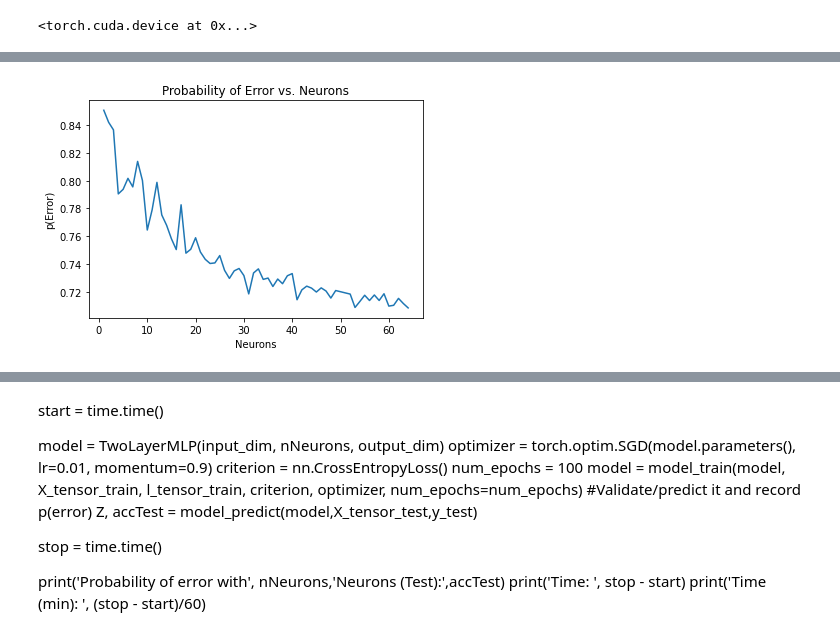
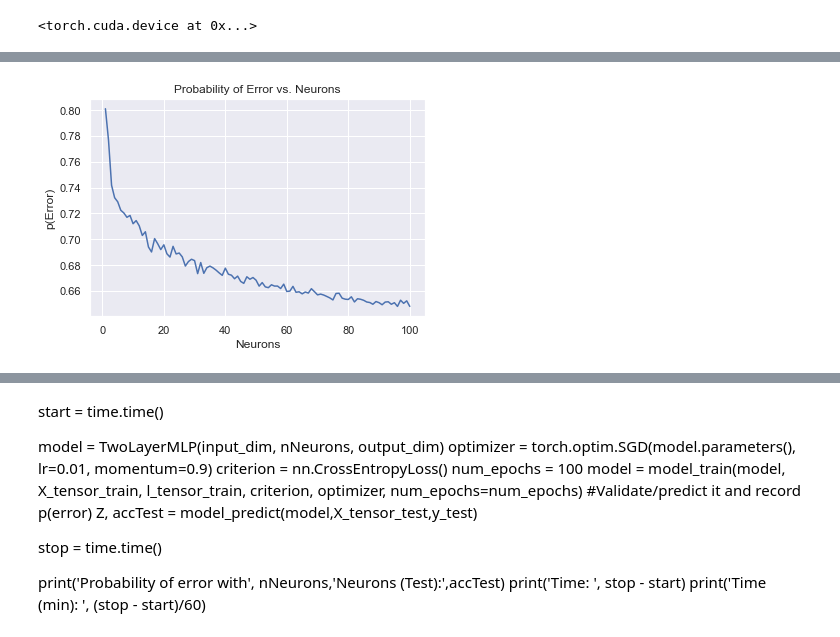
Before and after one commit to Warspiteful/EECE5644-Machine-Learning-FinalProject, a Jupyter notebook: MLP_160k.ipynb, the cells around one changed output, grey strips where cells are left out. Drawn from its saved outputs; the diff is of its cells as text; code cells hidden in the pictures.

```diff
--- a/MLP_160k.ipynb
+++ b/MLP_160k.ipynb
@@ -264,12 +315,13 @@ class TwoLayerMLP(nn.Module):
         # Non-linear activation function, e.g. ReLU (default good choice)
         # Could also choose F.softplus(x) for smooth-ReLU, empirically worse than ReLU
         X = F.relu(X)
-        X = self.hidden_layer(X)
+        X = F.relu(X)
+
         # X = [batch_size, hidden_dim]
 
-        # Add another hidden layer
-        X = F.relu(X)
-        X = self.hidden_layer(X)
+#         # Add another hidden layer
+#         X = F.relu(X)
+#         X = self.hidden_layer(X)
 
 
         # Connect to last layer and output 'logits'
@@ -332,12 +384,12 @@ def model_predict(model, data, labels):
 # Z, acc = model_predict(model,X_tensor[0],labels[0])
 # print(acc)
 
-def neuron_cross_validation(X,labels,X_tensor,l_tensor):#,Xtest,labelsTest):
+def neuron_cross_validation(X,labels,X_tensor,l_tensor,trials):#,Xtest,labelsTest):
 
     K = 10
     kf = KFold(n_splits=K, shuffle=True)
     start = 1
-    trials = 64
+    trials = trials
     neurons = np.arange(start, start+trials, 1)
     n_hidden = len(neurons)
 
@@ -490,7 +542,9 @@ start = time.time()
 # y_train.to(device)
 # X_tensor_train.to(device)
 # l_tensor_train.to(device)
-min_ind, min_acc, nNeurons,acc,acc_all = neuron_cross_validation(X_train,y_train,X_tensor_train,l_tensor_train)
+
+trials = 100
+min_ind, min_acc, nNeurons,acc,acc_all = neuron_cross_validation(X_train,y_train,X_tensor_train,l_tensor_train,trials)
 # neurons = nNeurons
 prob_error = min_acc
 # print(Ntrain,"Samples...")
@@ -588,11 +647,10 @@ Training
 # %%
 start = 1
-trials = 64
 x_ax = np.arange(start, start+trials, 1)
 plt.plot(x_ax,acc)
 plt.title('Probability of Error vs. Neurons')
 plt.ylabel('p(Error)')
 plt.xlabel('Neurons')
 plt.show()
 # %% [output]
-[figure, old version]
+[figure, new version]
```
Also changed, not shown: parts of 15 cells of this notebook.
